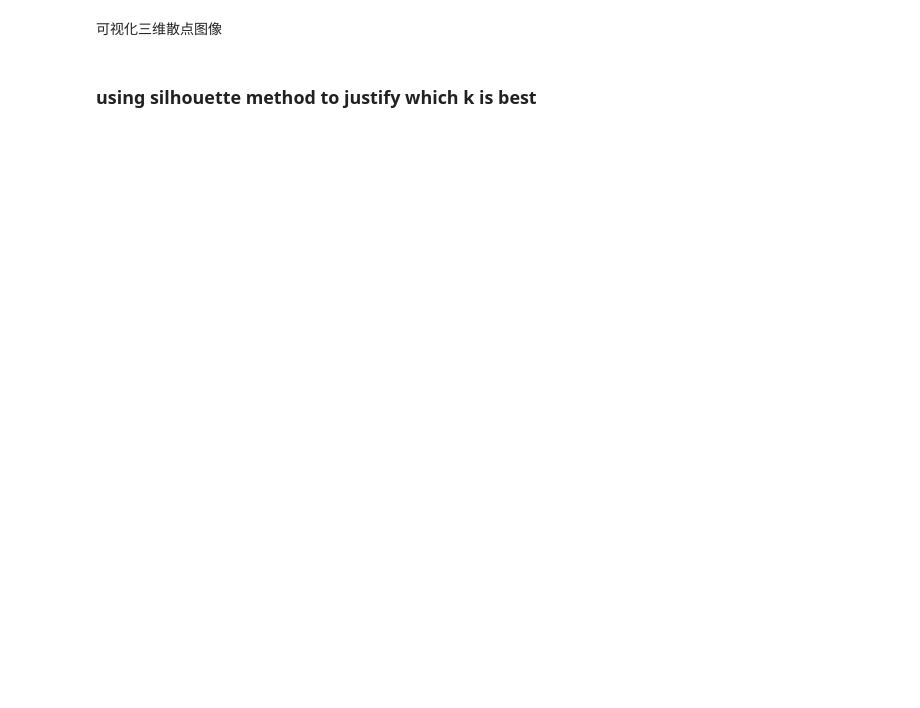
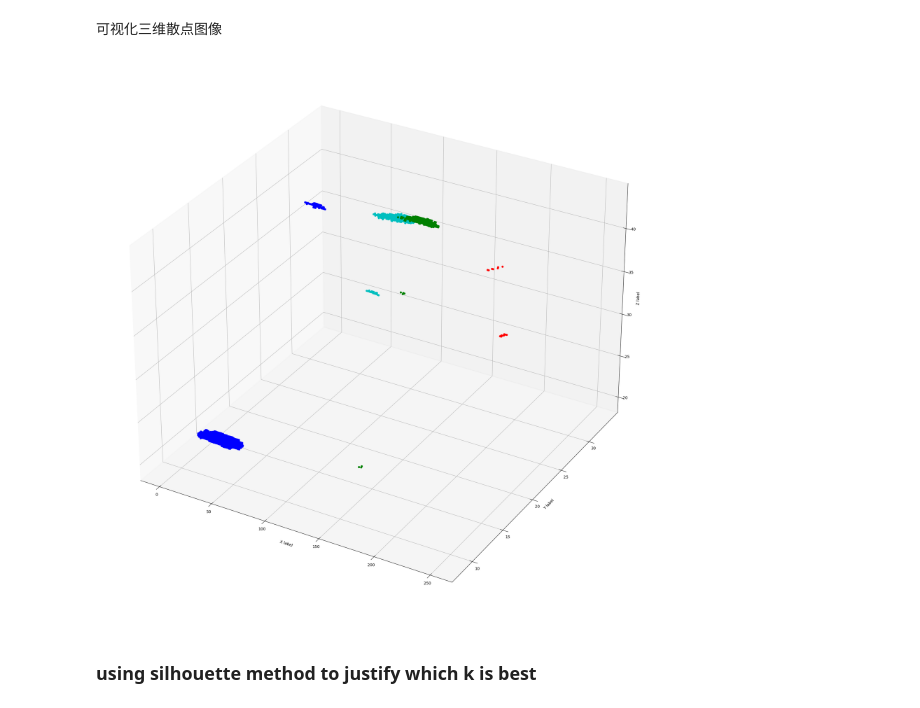
Before and after one commit to wbx221240/UNDT, a Jupyter notebook: model/my_demo2.ipynb, the cells around one changed output. Saved outputs shown, nothing was run; the diff lists cells and outputs as text; code cells hidden in the pictures; blank space fills up the shorter version.

Commit message:
commit matplotlib inline for picturing

```diff
--- a/model/my_demo2.ipynb
+++ b/model/my_demo2.ipynb
@@ -167,35 +167,38 @@ drawAScan(gridZ, gridY, meanFrame)
 # %%
 # TODO
 # %%
+%matplotlib inline
 import numpy as np
 from sklearn.cluster import KMeans
 from sklearn.metrics import silhouette_score
 import matplotlib.pyplot as plt
 from mpl_toolkits.mplot3d import Axes3D
-colo = ['b', 'g', 'r', 'c', 'm', 'y', 'k', 'indigo', "brown", "olive"]
+colo = ['b', 'g', 'r', 'c', 'm', 'y', 'k']
 x = data_3d.loc[(data_3d["value"]>4000), ["x", "y", "z"]].to_numpy()
 
-#fig = plt.figure(figsize=(20, 20))
-#ax3d = fig.add_axes(Axes3D(fig))
+fig = plt.figure(figsize=(20, 20))
+ax3d = fig.add_axes(Axes3D(fig))
 
-#shape = x.shape
-#sse = []
-#score = []
-#K = 4
-#clf = KMeans(n_clusters=K)
-#clf.fit(x)
-#sse.append(clf.inertia_)
-#lab = clf.fit_predict(x)
-#x = np.round(x, decimals=4)
-#score.append(silhouette_score(x, clf.labels_, metric='euclidean'))
-#for i in range(shape[0]):
- #   ax3d.scatter(x[i][0], x[i][1], x[i][2], c=colo[lab[i]])
-#ax3d.set_xlabel('X label') # 画出坐标轴
-#ax3d.set_ylabel('Y label')
-#ax3d.set_zlabel('Z label')
+shape = x.shape
+sse = []
+score = []
+K = 4
+clf = KMeans(n_clusters=K)
+clf.fit(x)
+sse.append(clf.inertia_)
+lab = clf.fit_predict(x)
+x = np.round(x, decimals=4)
+score.append(silhouette_score(x, clf.labels_, metric='euclidean'))
+for i in range(shape[0]):
+   ax3d.scatter(x[i][0], x[i][1], x[i][2], c=colo[lab[i]])
+ax3d.set_xlabel('X label') # 画出坐标轴
+ax3d.set_ylabel('Y label')
+ax3d.set_zlabel('Z label')
 # ax3d.invert_yaxis()
 # ax3d.invert_zaxis()
-#plt.show()
+plt.show()
+# %% [output]
+[figure, added]
 # %% [markdown]
 ### using silhouette method to justify which k is best
 # %%
```
Also changed, not shown: parts of 3 cells of this notebook.
